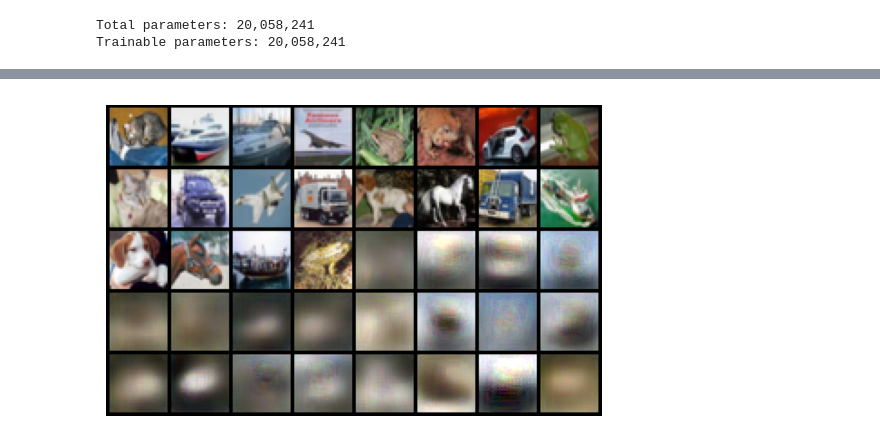
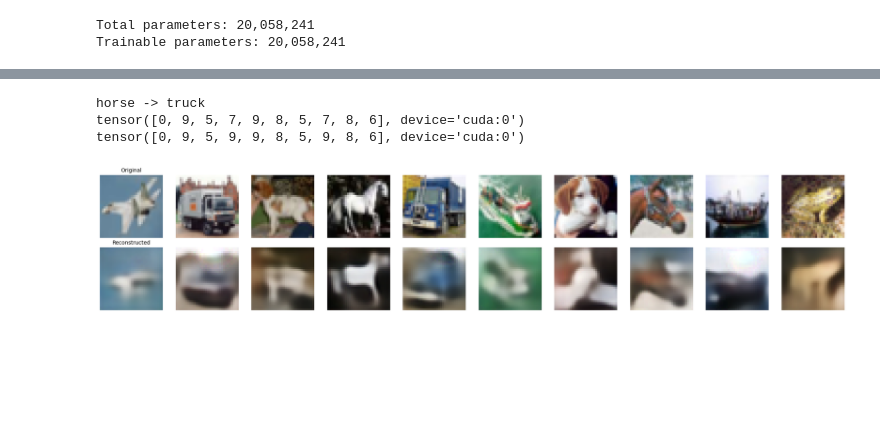
Before and after one commit to prithsha/assignment-22-unet-vet, a Jupyter notebook: vae_cifar10_assignment22.ipynb, the cells around one changed output, grey strips where cells are left out. Drawn from its saved outputs; the diff is of its cells as text; code cells hidden in the pictures; blank space fills up the shorter version.

```diff
--- a/vae_cifar10_assignment22.ipynb
+++ b/vae_cifar10_assignment22.ipynb
@@ -250,0 +278,5 @@ plt.show()
+# %%
+def replace_label(labels, old_label, new_label):
+    new_labels = labels.clone()
+    new_labels[labels == old_label] = new_label
+    return new_labels
@@ -251 +298,24 @@ plt.show()
+# %%
+# Get the class names for CIFAR-10
+cifar10_classes = ['airplane', 'automobile', 'bird', 'cat', 'deer', 'dog', 'frog', 'horse', 'ship', 'truck']
+
+# Print the names of the labels for the current batch
+# print("Labels for the current batch:")
+# for label in labels:
+#     print(cifar10_classes[label])
+
+# We are replacing labels
+# replacing horse with bird
+old_label = 7
+new_label = 9
+print(f"{cifar10_classes[old_label]} -> {cifar10_classes[new_label]}")
+new_labels = replace_label(labels, old_label, new_label)
+print(labels)
+print(new_labels)
+execute_model_and_plot(vae, images, new_labels)
+# %% [output]
+horse -> truck
+tensor([0, 9, 5, 7, 9, 8, 5, 7, 8, 6], device='cuda:0')
+tensor([0, 9, 5, 9, 9, 8, 5, 9, 8, 6], device='cuda:0')
+[figure, added]
 # %%
@@ -257,11 +327,9 @@ save_image(comparison.cpu(), output_image_path)
 # %%
-from PIL import Image
-import matplotlib.pyplot as plt
+# from PIL import Image
+# import matplotlib.pyplot as plt
 # Open the image
-img = Image.open(output_image_path)
-# Display the image
-plt.imshow(img)
-plt.axis('off')  # Hide axes for better visualization
-plt.show()
+# img = Image.open(output_image_path)
+# # Display the image
+# plt.imshow(img)
+# plt.axis('off')  # Hide axes for better visualization
+# plt.show()
-# %% [output]
-[figure, removed]
```
Also changed, not shown: parts of 8 cells of this notebook, 1 other file.
